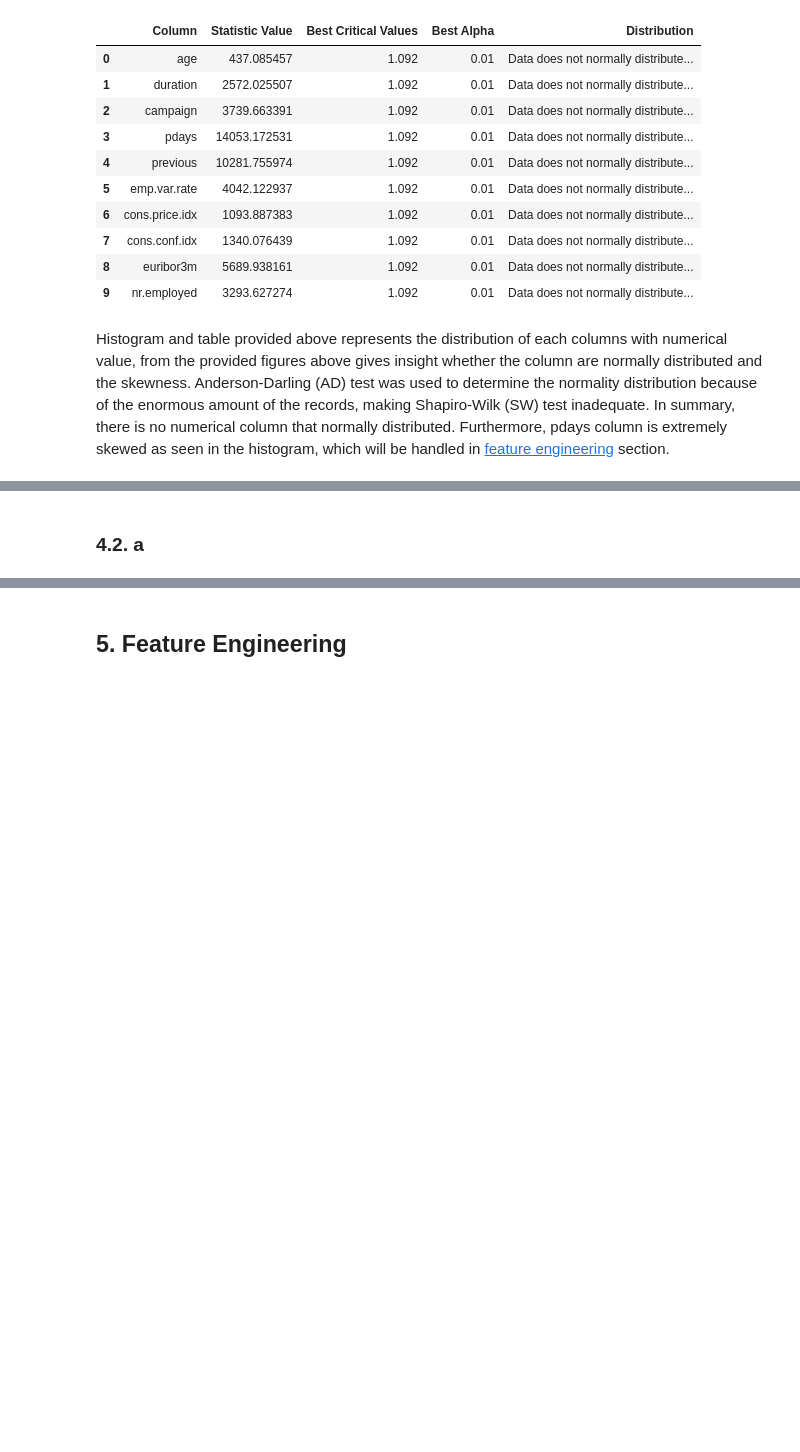
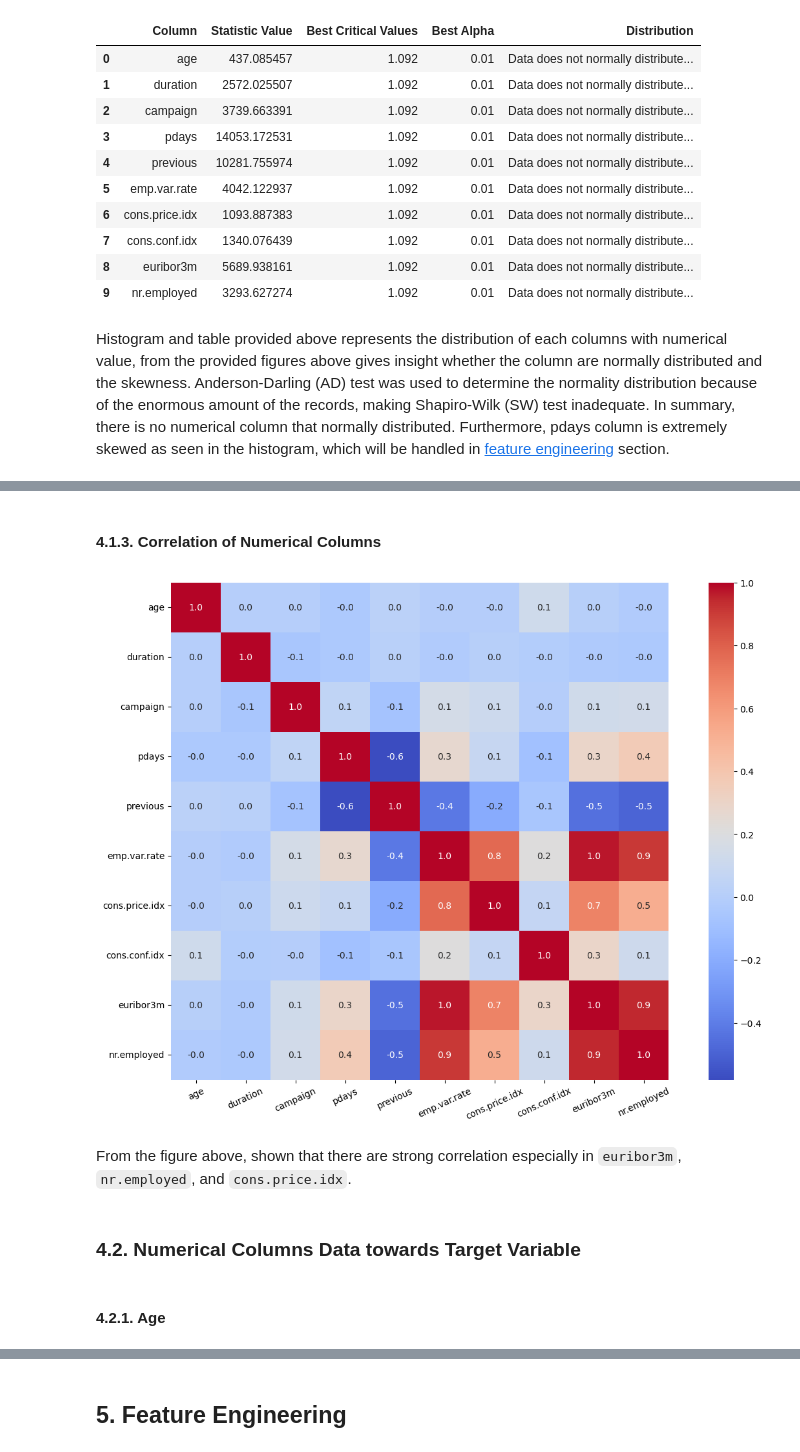
Before and after one commit to seanka/Python-BankTelemarketing-MachineLearning, a Jupyter notebook: Notebook/Notebook.ipynb, the cells around one changed output, grey strips where cells are left out. Cells and saved outputs as stored; diff of their text form; code cells hidden in the pictures; blank space fills up the shorter version.

```diff
--- a/Notebook/Notebook.ipynb
+++ b/Notebook/Notebook.ipynb
@@ -566,2 +603,15 @@ Histogram and table provided above represents the distribution of each columns w
+# %% [markdown]
+#### **4.1.3. Correlation of Numerical Columns**
+# %%
+plt.figure(figsize=(16, 10))
+sns.heatmap(data.select_dtypes(include=np.number).corr(), cmap='coolwarm', annot=True, fmt=".1f", square=True)
+plt.xticks(rotation=25)
+plt.show()
+# %% [output]
+[figure, added]
+# %% [markdown]
+From the figure above, shown that there are strong correlation especially in `euribor3m`, `nr.employed`, and `cons.price.idx`.
+# %% [markdown]
+### **4.2. Numerical Columns Data towards Target Variable**
 # %% [markdown]
-### **4.2. a**
+#### **4.2.1. Age**
```
Also changed, not shown: parts of 59 cells of this notebook.
